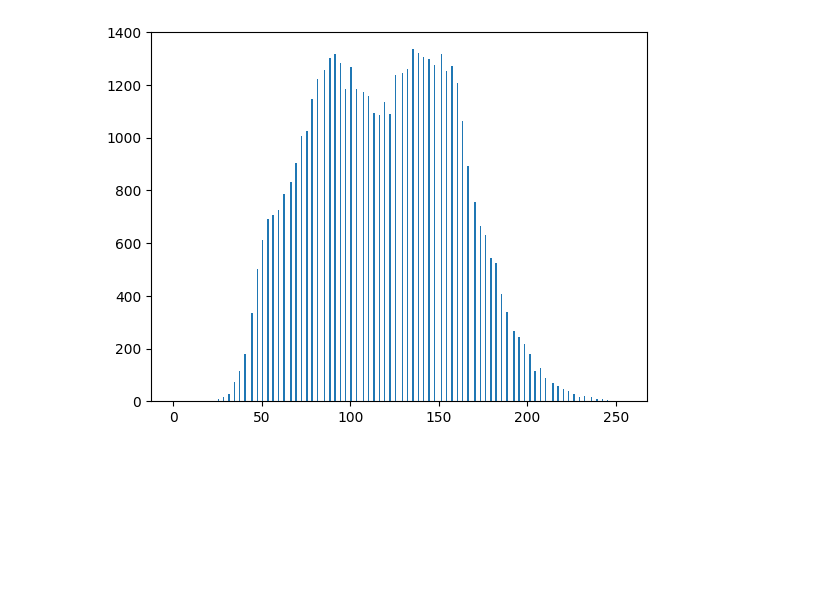
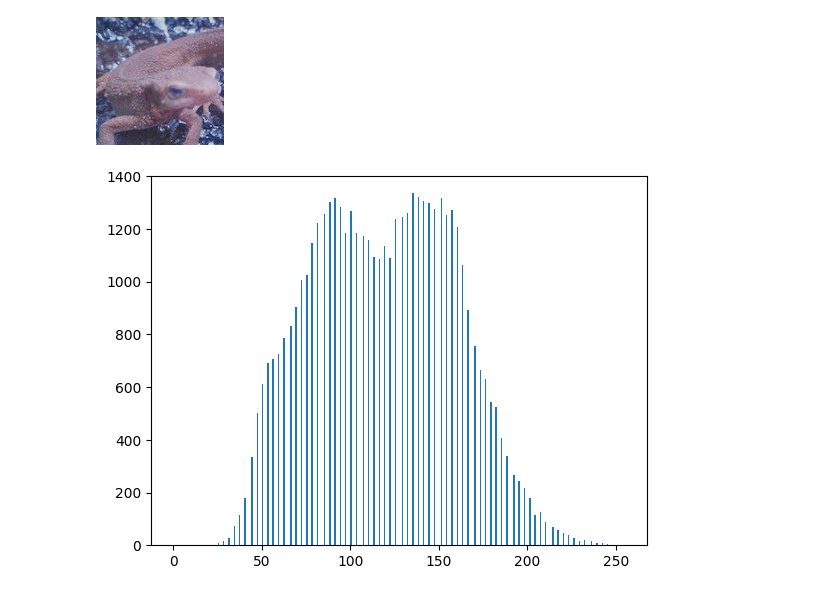
Before and after one commit to Daichi0517/gasyori, a Jupyter notebook: FILES/image021.ipynb, the cells around one changed output. Saved outputs shown, nothing was run; the diff lists cells and outputs as text; code cells hidden in the pictures; blank space fills up the shorter version.

```diff
--- a/FILES/image021.ipynb
+++ b/FILES/image021.ipynb
@@ -3,30 +3,34 @@
 # %%
 import cv2
 import matplotlib.pyplot as plt
 from google.colab.patches import cv2_imshow
 import numpy as np
 #画像の読み取り
+img = cv2.imread('imori.jpg')
 img_dark = cv2.imread('imori_dark.jpg')
 #グレイスケール
 gray_img = cv2.cvtColor(img_dark,cv2.COLOR_BGR2GRAY)
 
 def hist_normalization(img, a=0, b=255):
     # ヒストグラム(rgb)の最大値・最小値の値
     c = img.min()     # 60
     d = img.max()    # 141
 
     # コピー
     out = img.copy()
 
     # 正規化
     out = (b - a) / (d - c) * (out - c) + a
     out[out < a] = a
     out[out > b] = b
     out = out.astype(np.uint8)
     return out
 # ヒストグラム正規化
 out = hist_normalization(img_dark)
 # ヒストグラムを出力
 plt.hist(out.ravel(),bins=255,rwidth=0.8,range=(0,255));  # ; をつけることで返り値の表示をなくすことができる
+
+cv2_imshow(out)
 # %% [output]
-[figure, old version]
+[figure, new version]
+[figure, added]
```
